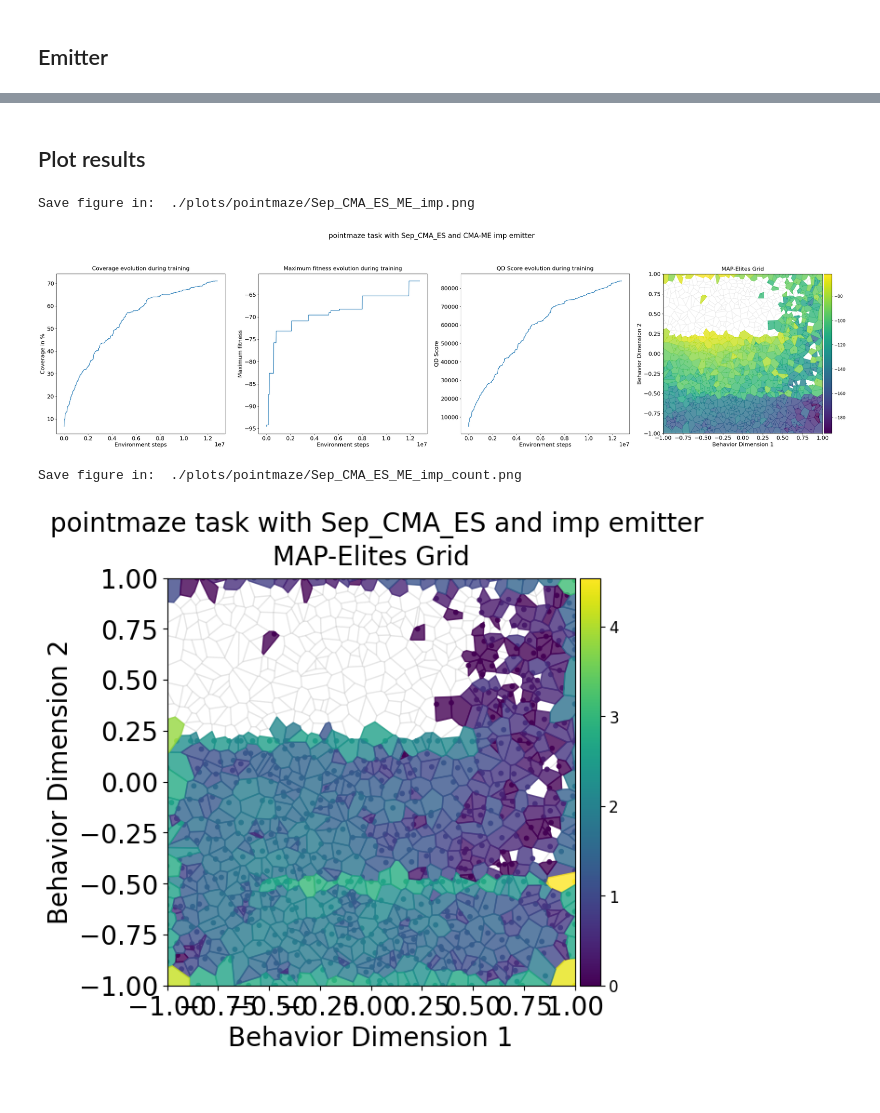
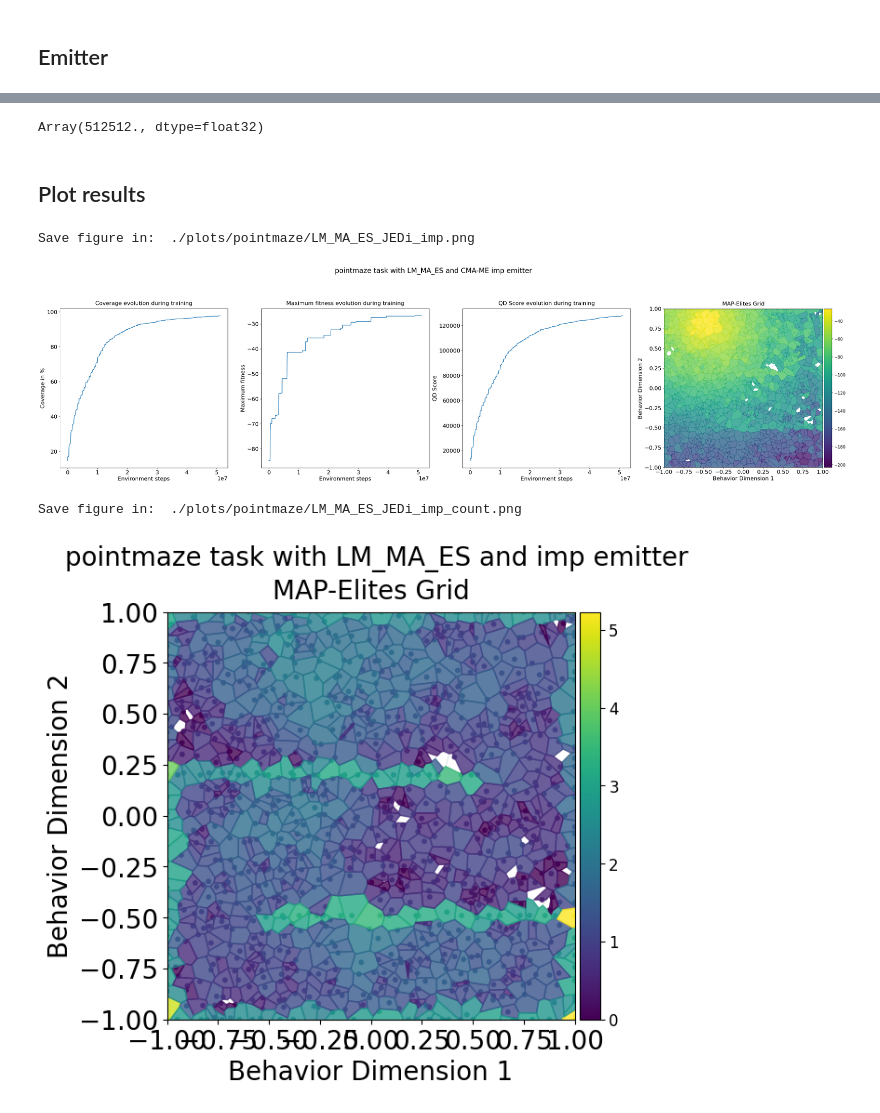
Before and after one commit to TemplierPaul/QDax_ES, a Jupyter notebook: examples/JEDi.ipynb, the cells around one changed output, grey strips where cells are left out. Cells and saved outputs as stored; diff of their text form; code cells hidden in the pictures.

Commit message:
GP with fixed nb of points Weighted GP JEDi emitter Uniform JEDi pool GP JEDi pool Pareto front selection for JEDi targets Convergence restart

```diff
--- a/examples/JEDi.ipynb
+++ b/examples/JEDi.ipynb
@@ -178 +183,21 @@ map_elites = CustomMAPElites(
 )
+# %%
+if repertoire_type == GPRepertoire:
+    repertoire_kwargs = {
+        "n_steps": 100,
+        "weighted": True,
+    }
+elif repertoire_type == MAERepertoire:
+    repertoire_kwargs = {
+        "min_threshold" : -100,
+        "archive_learning_rate" : 0.1,
+    }
+
+
+with jax.disable_jit():
+    repertoire, emitter_state, random_key = map_elites.init(
+        init_variables,
+        centroids,
+        random_key,
+        repertoire_kwargs=repertoire_kwargs
+    )
@@ -179,5 +208,3 @@ map_elites = CustomMAPElites(
 # %%
-with jax.disable_jit():
-    repertoire, emitter_state, random_key = map_elites.init(
-        init_variables, centroids, random_key
-    )
+# with jax.disable_jit():
+# map_elites.update(repertoire, emitter_state, random_key);
@@ -206,3 +210,0 @@ See https://jax.readthedocs.io/en/latest/errors.html#jax.errors.NonConcreteBoole
-# %%
-# with jax.disable_jit():
-map_elites.update(repertoire, emitter_state, random_key);
@@ -229,3 +230,7 @@ qd_score after 128000: 83938.96875
+# %%
+repertoire.total_count
+# %% [output]
+Array(512512., dtype=float32)
 # %% [markdown]
 ## Plot results
 # %%
@@ -249,32 +254,32 @@ plt.suptitle(f"{env_name} task with {es_type} and CMA-ME {emitter_type} emitter"
 # udpate this variable to save your results locally
 savefig = True
 if savefig:
-    figname = f"./plots/{env_name}/{es_type}_ME_"  + emitter_type + ".png"
+    figname = f"./plots/{env_name}/{es_type}_JEDi_"  + emitter_type + ".png"
     # create folder if it does not exist
     import os
     os.makedirs(os.path.dirname(figname), exist_ok=True)
     print("Save figure in: ", figname)
     plt.savefig(figname)
 # %% [output]
-Save figure in:  ./plots/pointmaze/Sep_CMA_ES_ME_imp.png
+Save figure in:  ./plots/pointmaze/LM_MA_ES_JEDi_imp.png
-[figure, old version]
+[figure, new version]
 # %%
 # Count plot
 import qdax_es.utils.count_plots as plotmodule
 import importlib
 plotmodule = importlib.reload(plotmodule)
 
 log_scale=True
 plotmodule.plot_2d_count(repertoire, min_bd, max_bd, log_scale=log_scale)
 plt.suptitle(f"{env_name} task with {es_type} and {emitter_type} emitter", fontsize=20)
 
 if savefig:
-    figname = f"./plots/{env_name}/{es_type}_ME_"  + emitter_type + "_count.png"
+    figname = f"./plots/{env_name}/{es_type}_JEDi_"  + emitter_type + "_count.png"
     # create folder if it does not exist
     import os
     os.makedirs(os.path.dirname(figname), exist_ok=True)
     print("Save figure in: ", figname)
     plt.savefig(figname)
 # %% [output]
-Save figure in:  ./plots/pointmaze/Sep_CMA_ES_ME_imp_count.png
+Save figure in:  ./plots/pointmaze/LM_MA_ES_JEDi_imp_count.png
-[figure, old version]
+[figure, new version]
```
Also changed, not shown: parts of 17 cells of this notebook, 22 other files.
